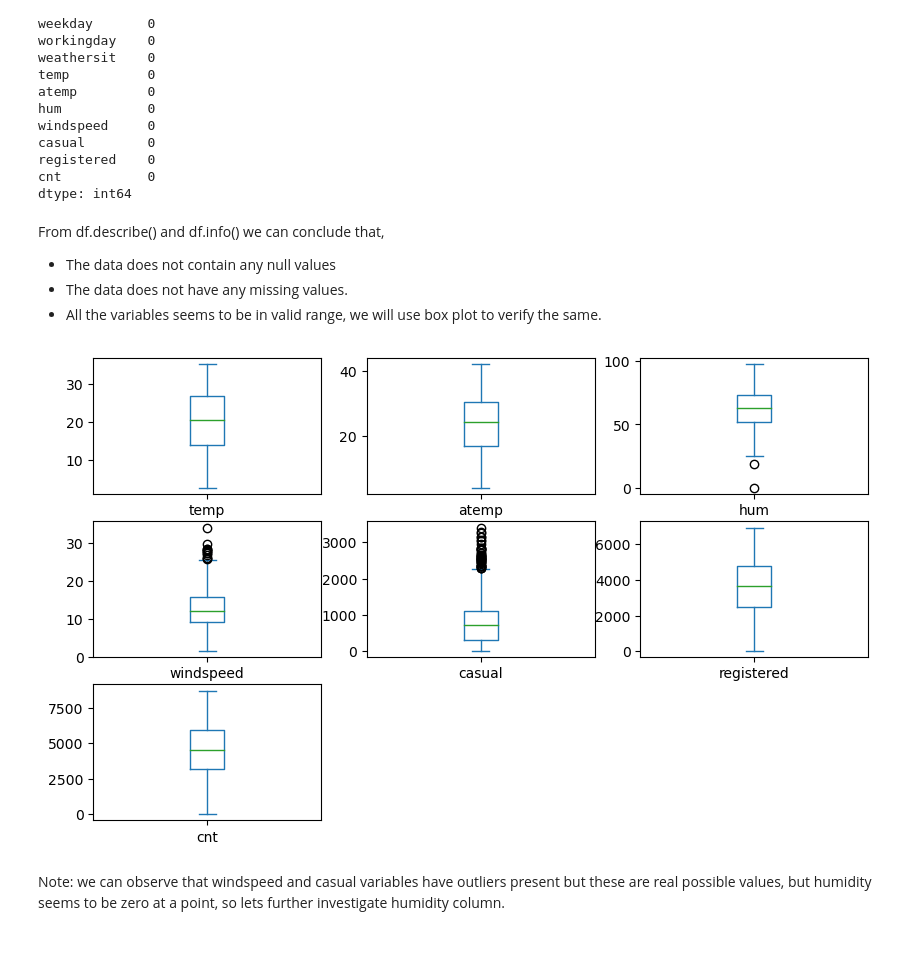
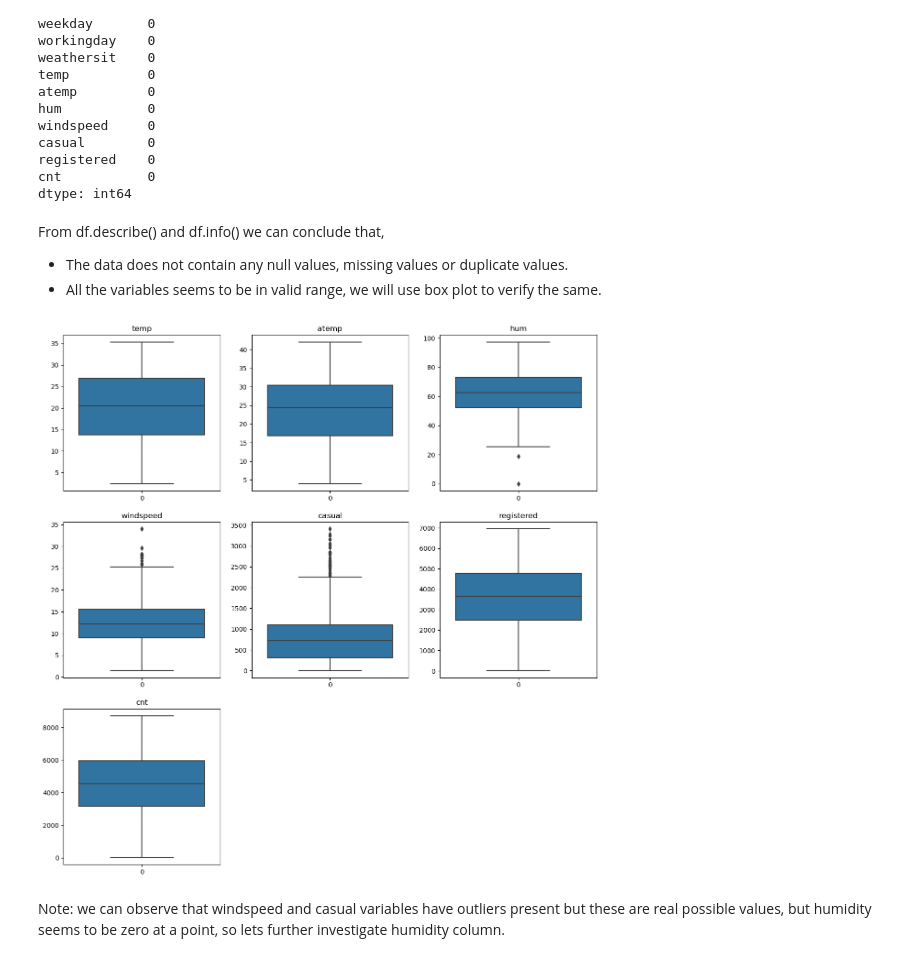
Before and after one commit to devendra2595/Bike_Sharing_Case_Study, a Jupyter notebook: Multiple_Linear_Regression.ipynb, the cells around one changed output. Cells and saved outputs as stored; diff of their text form; code cells hidden in the pictures.

```diff
--- a/Multiple_Linear_Regression.ipynb
+++ b/Multiple_Linear_Regression.ipynb
@@ -96,20 +115,23 @@ cnt           0
 dtype: int64
 # %% [markdown]
 From df.describe() and df.info() we can conclude that,
-- The data does not contain any null values
-- The data does not have any missing values.
+- The data does not contain any null values, missing values or duplicate values.
 - All the variables seems to be in valid range, we will use box plot to verify the same.
 # %%
 # numerical columns
 num_cols = ['temp', 'atemp', 'hum', 'windspeed', 'casual', 'registered', 'cnt']
 # %%
 # outliers detection
-plt.figure(figsize=(10,6))
+
+plt.figure(figsize=(15,15))
 for i,j in enumerate(num_cols,1):
     plt.subplot(3,3,i)
-    df[j].plot.box()
+    sns.boxplot(df[j])
+    plt.title(j)
+    plt.xlabel(None)
+plt.show()
 # %% [output]
-[figure, old version]
+[figure, new version]
 # %% [markdown]
 Note:
 we can observe that windspeed and casual variables have outliers present but these are real possible values, but humidity seems to be zero at a point, so lets further investigate humidity column.
```
Also changed, not shown: parts of 59 cells of this notebook.
